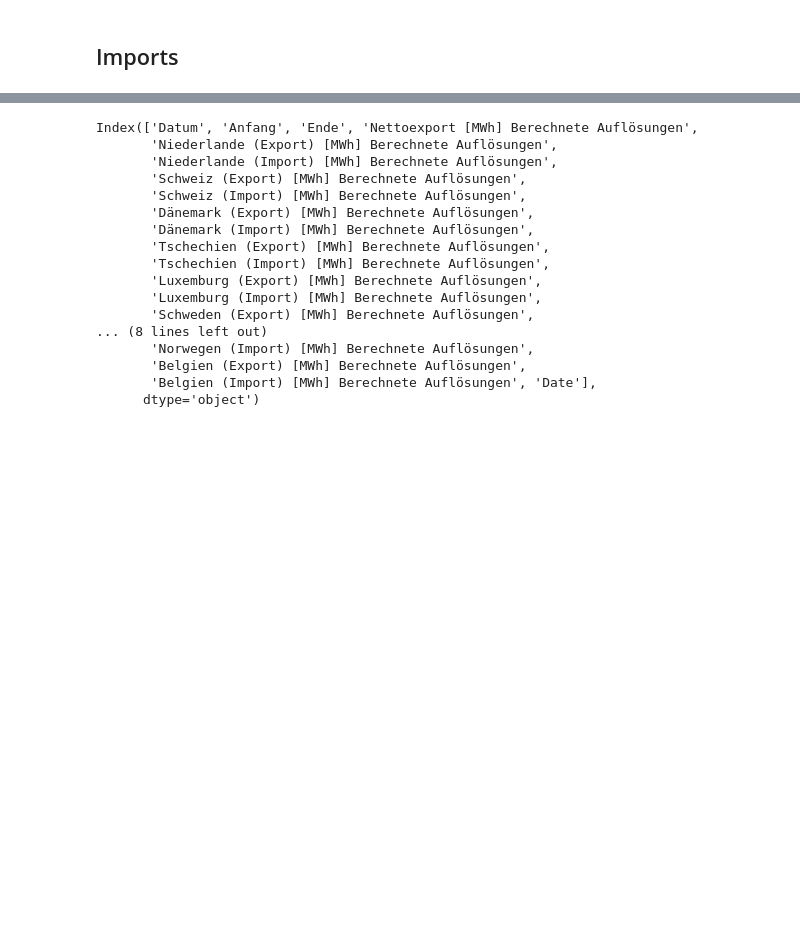
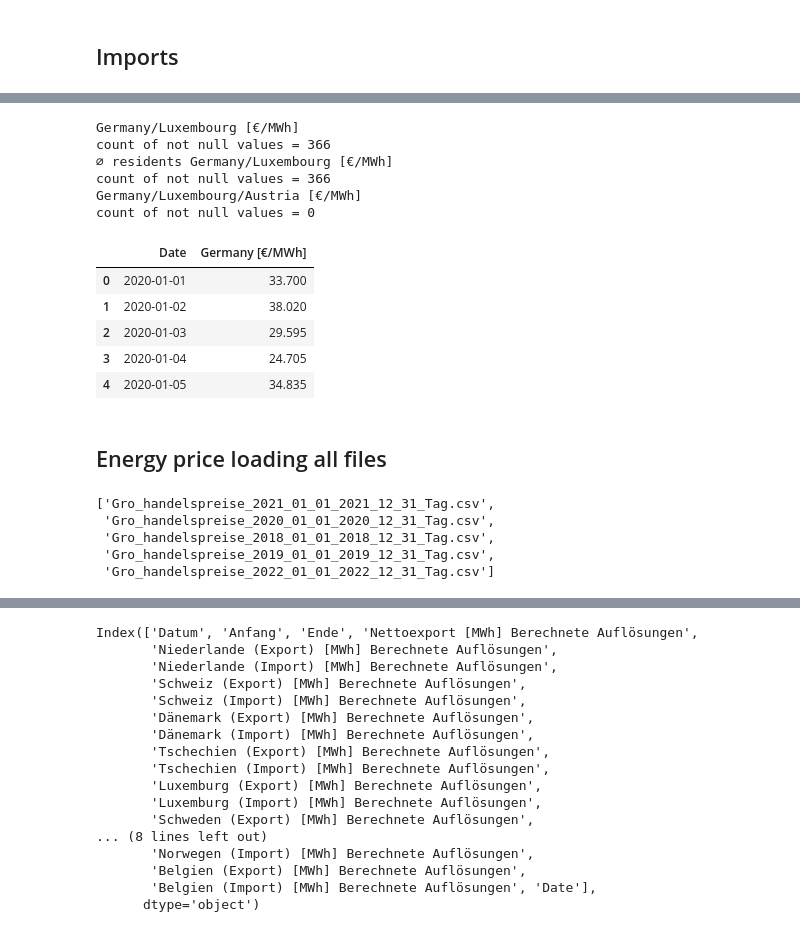
Before and after one commit to Arassc/energy-analysis-and-predictions, a Jupyter notebook: notebooks/load_data_test.ipynb, the cells around one changed output, grey strips where cells are left out. Saved outputs shown, nothing was run; the diff lists cells and outputs as text; code cells hidden in the pictures; blank space fills up the shorter version.

```diff
--- a/notebooks/load_data_test.ipynb
+++ b/notebooks/load_data_test.ipynb
@@ -153,0 +60,28 @@ plt.xticks([])
+# %%
+folder_energy_test_2020 = os.path.join(ENERGY_PRICE_FOLDER, 'Gro_handelspreise_2020_01_01_2020_12_31_Tag.csv')
+price_2020 = load_energy_prices_data(folder_energy_test_2020, 'Germany')
+price_2020.head()
+# %% [output]
+Germany/Luxembourg [€/MWh]
+count of not null values = 366
+∅ residents Germany/Luxembourg [€/MWh]
+count of not null values = 366
+Germany/Luxembourg/Austria [€/MWh]
+count of not null values = 0
+|  | Date | Germany [€/MWh] |
+| 0 | 2020-01-01 | 33.700 |
+| 1 | 2020-01-02 | 38.020 |
+| 2 | 2020-01-03 | 29.595 |
+| 3 | 2020-01-04 | 24.705 |
+| 4 | 2020-01-05 | 34.835 |
+# %% [markdown]
+## Energy price loading all files
+# %%
+list_files =  os.listdir(ENERGY_PRICE_FOLDER)
+list_files
+# %% [output]
+['Gro_handelspreise_2021_01_01_2021_12_31_Tag.csv',
+ 'Gro_handelspreise_2020_01_01_2020_12_31_Tag.csv',
+ 'Gro_handelspreise_2018_01_01_2018_12_31_Tag.csv',
+ 'Gro_handelspreise_2019_01_01_2019_12_31_Tag.csv',
+ 'Gro_handelspreise_2022_01_01_2022_12_31_Tag.csv']
```
Also changed, not shown: parts of 35 cells of this notebook, 14 other files.
